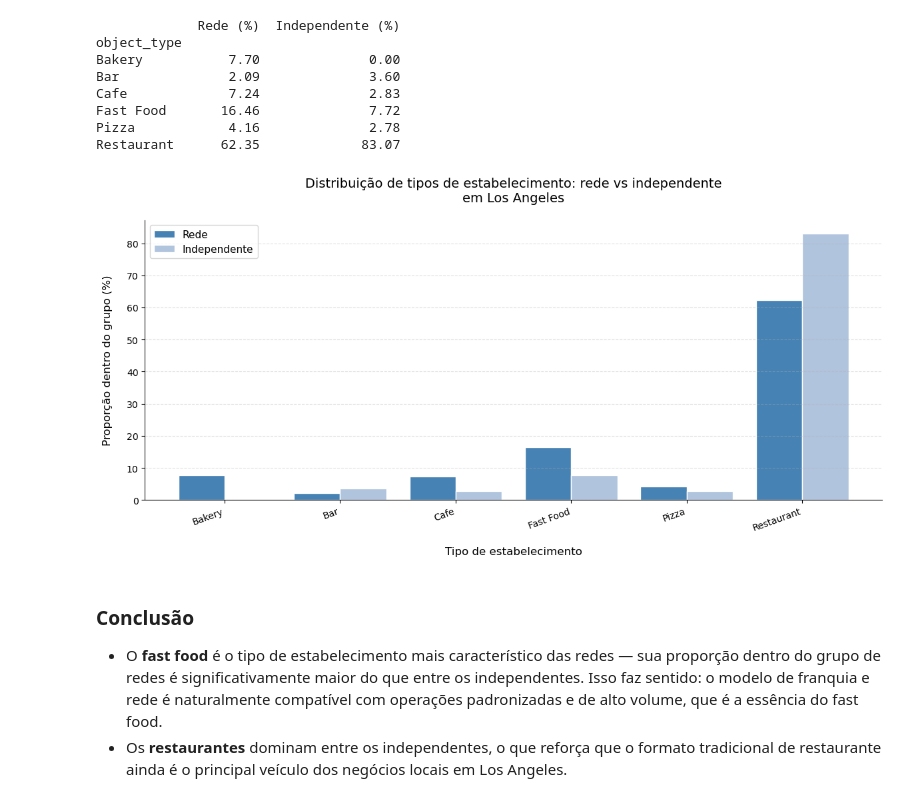
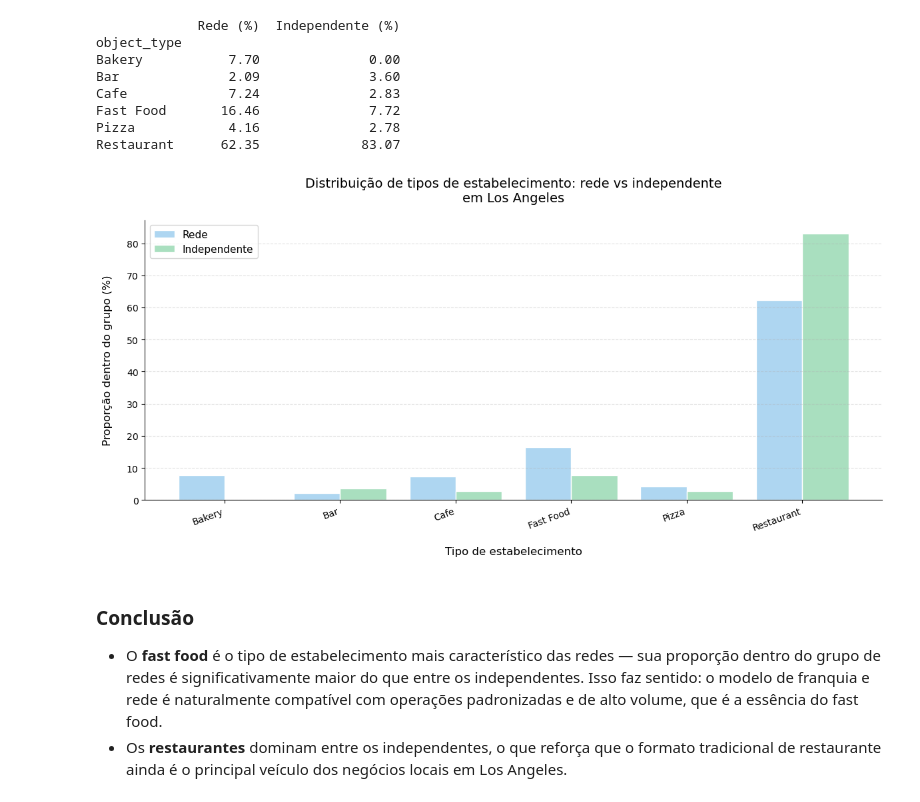
Before and after one commit to raimirsilva/Small-projects, a Jupyter notebook: Sprint-10-project/notebook/LA-restaurants.ipynb, the cells around one changed output. Cells and saved outputs as stored; diff of their text form; code cells hidden in the pictures.

```diff
--- a/Sprint-10-project/notebook/LA-restaurants.ipynb
+++ b/Sprint-10-project/notebook/LA-restaurants.ipynb
@@ -268,36 +270,36 @@ width = 0.4
 
 fig, ax = plt.subplots(figsize=(12, 6))
 
 bars_chain = ax.bar(
     [i - width / 2 for i in x],  # list comprehension: desloca cada posição X para a ESQUERDA em width/2 → barra da rede
     comparison['Rede (%)'],
     width=width,
     label='Rede',
-    color='steelblue',
+    color='#AED6F1',
     edgecolor='white'
 )
 bars_indep = ax.bar(
     [i + width / 2 for i in x],  # desloca para a DIREITA em width/2 → barra dos independentes (ficam lado a lado)
     comparison['Independente (%)'],
     width=width,
     label='Independente',
-    color='lightsteelblue',
+    color='#A9DFBF',
     edgecolor='white'
 )
 
 ax.set_xticks(list(x))  # define onde os ticks do eixo X ficam (nas posições numéricas)
 ax.set_xticklabels(comparison.index, rotation=20, ha='right', fontsize=10)  # substitui os números pelos nomes dos tipos
 ax.set_title('Distribuição de tipos de estabelecimento: rede vs independente\nem Los Angeles', fontsize=14, pad=20)
 ax.set_xlabel('Tipo de estabelecimento', fontsize=12, labelpad=15)
 ax.set_ylabel('Proporção dentro do grupo (%)', fontsize=12, labelpad=15)
 ax.legend(fontsize=11)
 ax.grid(axis='y', linestyle='--', alpha=0.4)
 ax.spines[['top', 'right']].set_visible(False)  # remove bordas superior e direita
 
 plt.tight_layout()
 plt.show()
 # %% [output]
-[figure, old version]
+[figure, new version]
 # %% [markdown]
 ### Conclusão
 
```
Also changed, not shown: parts of 15 cells of this notebook.
